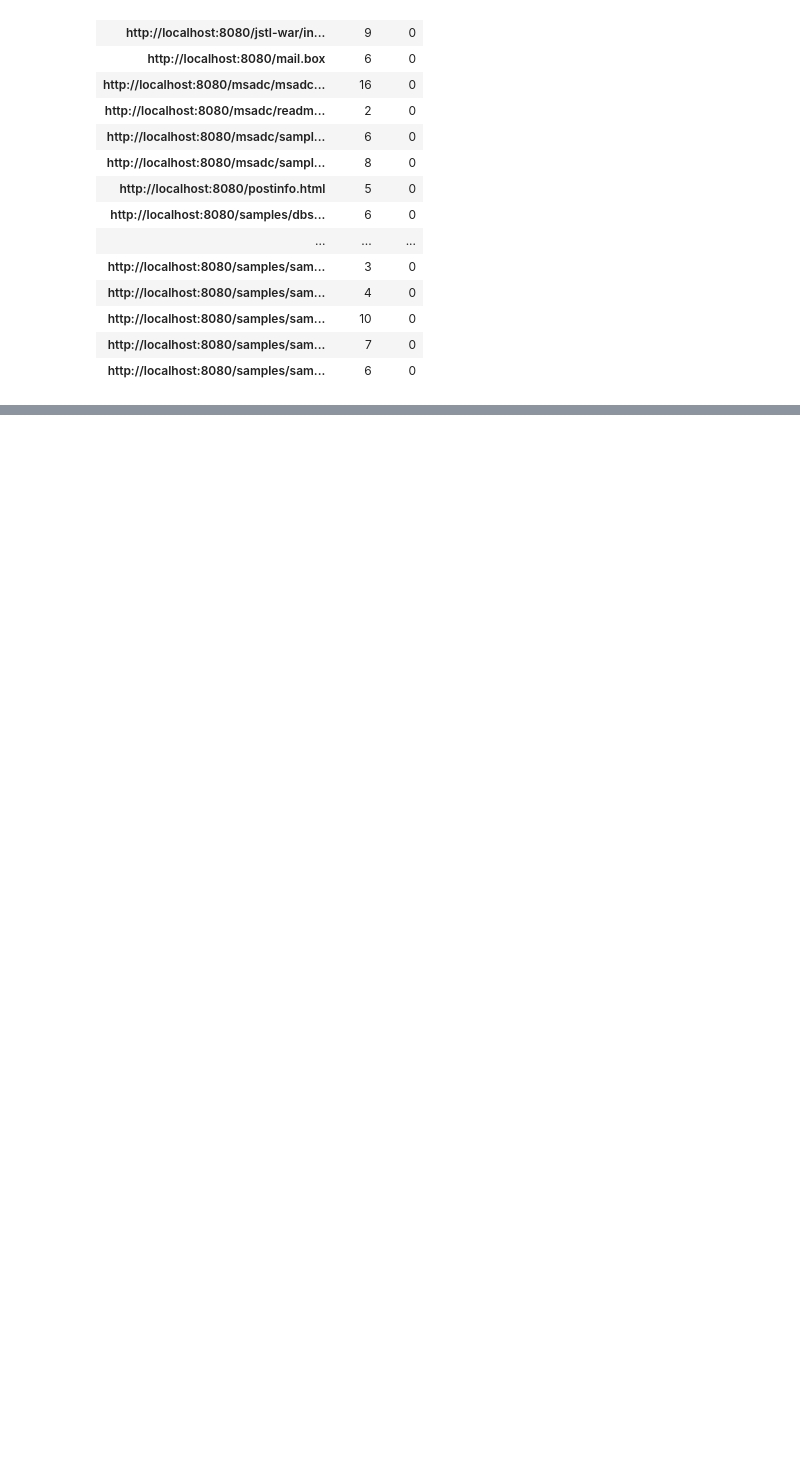
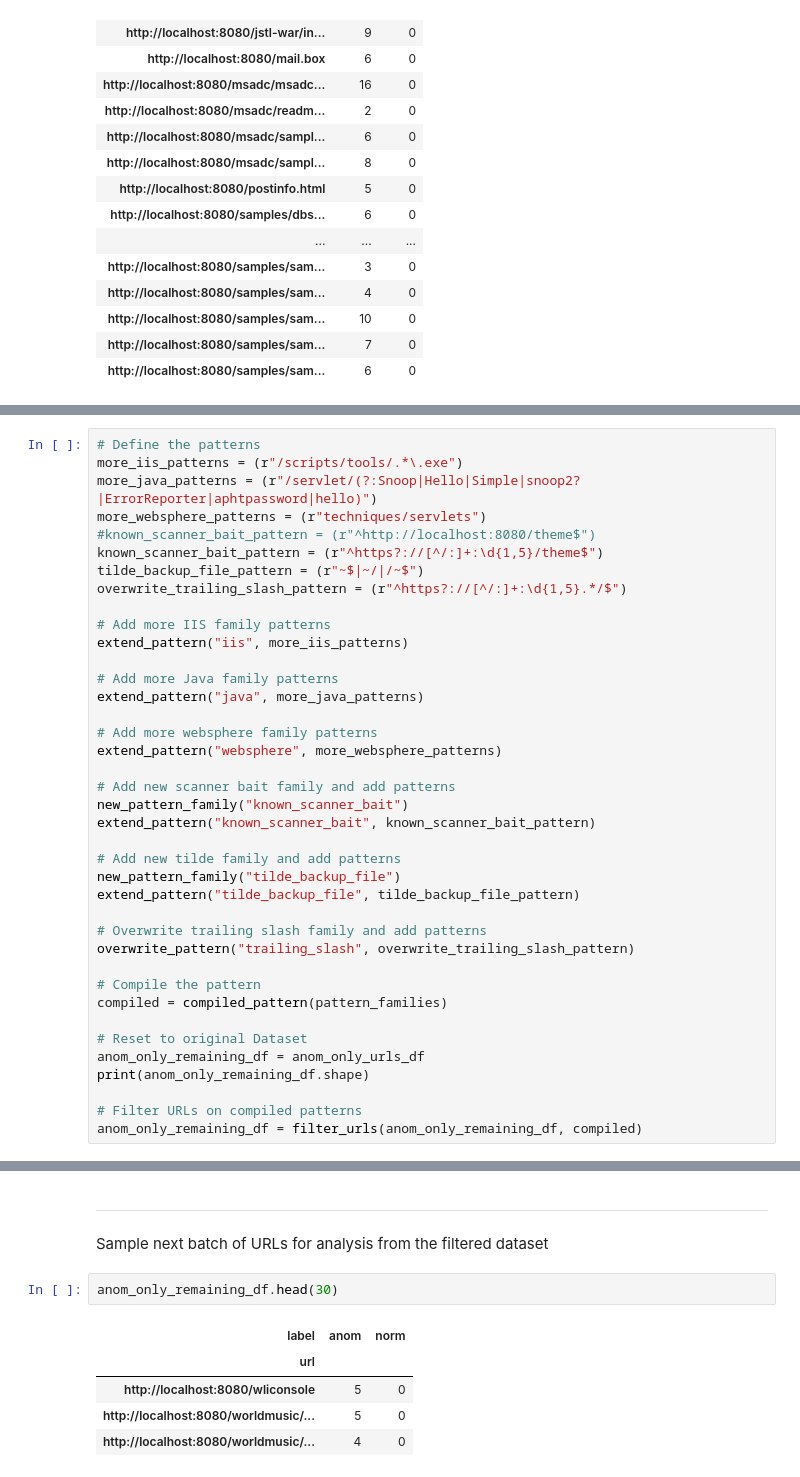
Before and after one commit to arkb2023/mlhttp, a Jupyter notebook: notebooks/analyse_anom_only_urls.ipynb, the cells around one changed output, grey strips where cells are left out. Drawn from its saved outputs; the diff is of its cells as text; blank space fills up the shorter version.

```diff
--- a/notebooks/analyse_anom_only_urls.ipynb
+++ b/notebooks/analyse_anom_only_urls.ipynb
@@ -533,0 +654,39 @@ anom_only_remaining_df.head(30)
+# %%
+# Define the patterns
+more_iis_patterns = (r"/scripts/tools/.*\.exe")
+more_java_patterns = (r"/servlet/(?:Snoop|Hello|Simple|snoop2?|ErrorReporter|aphtpassword|hello)")
+more_websphere_patterns = (r"techniques/servlets")
+#known_scanner_bait_pattern = (r"^http://localhost:8080/theme$")
+known_scanner_bait_pattern = (r"^https?://[^/:]+:\d{1,5}/theme$")
+tilde_backup_file_pattern = (r"~$|~/|/~$")
+overwrite_trailing_slash_pattern = (r"^https?://[^/:]+:\d{1,5}.*/$")
+
+# Add more IIS family patterns
+extend_pattern("iis", more_iis_patterns)
+
+# Add more Java family patterns
+extend_pattern("java", more_java_patterns)
+
+# Add more websphere family patterns
+extend_pattern("websphere", more_websphere_patterns)
+
+# Add new scanner bait family and add patterns
+new_pattern_family("known_scanner_bait")
+extend_pattern("known_scanner_bait", known_scanner_bait_pattern)
+
+# Add new tilde family and add patterns
+new_pattern_family("tilde_backup_file")
+extend_pattern("tilde_backup_file", tilde_backup_file_pattern)
+
+# Overwrite trailing slash family and add patterns
+overwrite_pattern("trailing_slash", overwrite_trailing_slash_pattern)
+
+# Compile the pattern
+compiled = compiled_pattern(pattern_families)
+
+# Reset to original Dataset
+anom_only_remaining_df = anom_only_urls_df
+print(anom_only_remaining_df.shape)
+
+# Filter URLs on compiled patterns
+anom_only_remaining_df = filter_urls(anom_only_remaining_df, compiled)
@@ -533,0 +732,12 @@ anom_only_remaining_df.head(30)
+# %% [markdown]
+---
+# %% [markdown]
+Sample next batch of URLs for analysis from the filtered dataset
+# %%
+anom_only_remaining_df.head(30)
+# %% [output]
+| label | anom | norm |
+| url |  |  |
+| http://localhost:8080/wliconsole | 5 | 0 |
+| http://localhost:8080/worldmusic/... | 5 | 0 |
+| http://localhost:8080/worldmusic/... | 4 | 0 |
```
Also changed, not shown: parts of 16 cells of this notebook.
